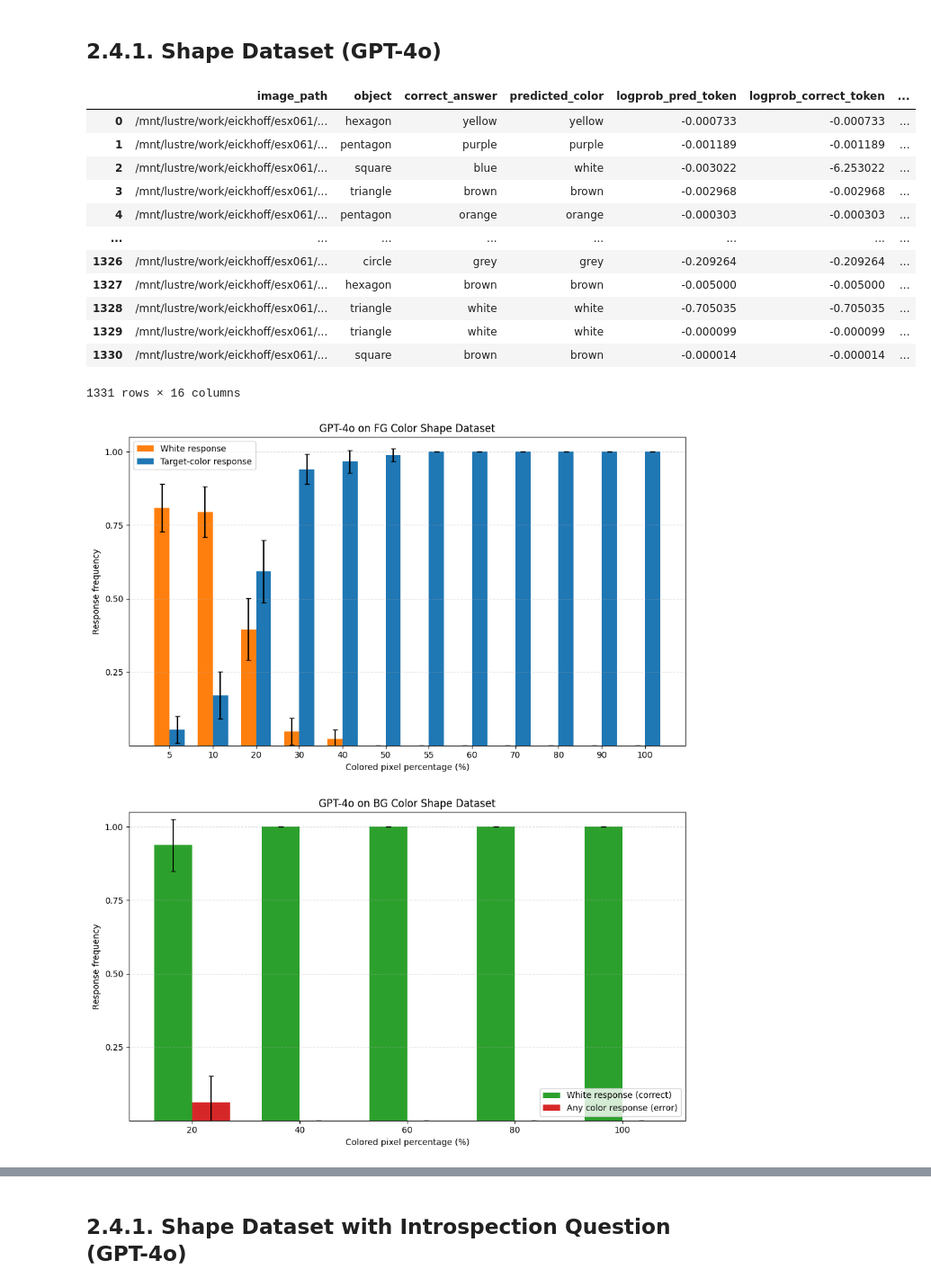
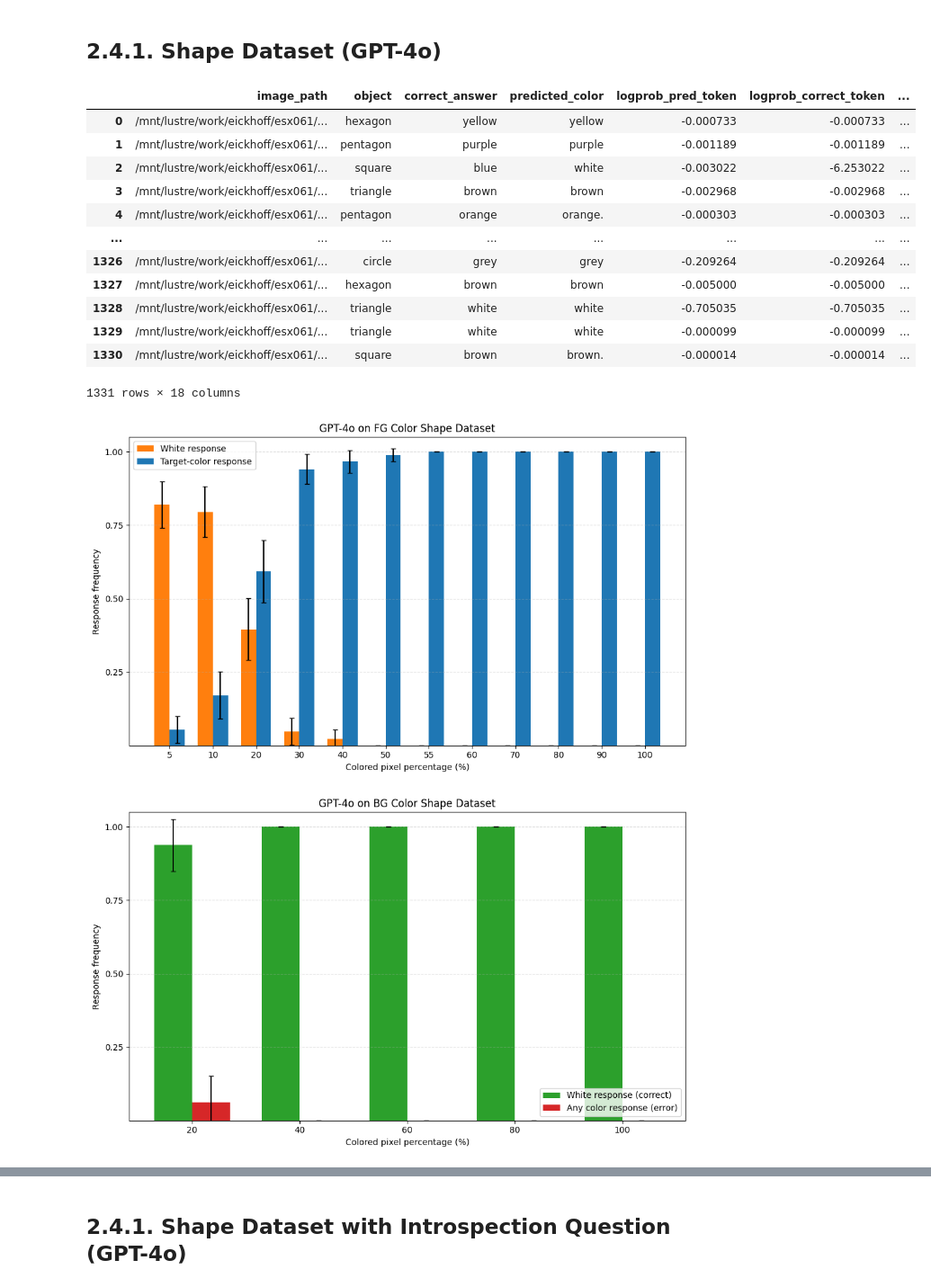
Before and after one commit to jonnemi/color-concept-entanglement, a Jupyter notebook: model_evaluation/VLM_evaluations.ipynb, the cells around one changed output, grey strips where cells are left out. Shown at 90% size. Saved outputs shown, nothing was run; the diff lists cells and outputs as text; code cells hidden in the pictures.

```diff
--- a/model_evaluation/VLM_evaluations.ipynb
+++ b/model_evaluation/VLM_evaluations.ipynb
@@ -280,30 +204,39 @@ VALID_COLORS = {
     "black"
 }
 
+# Things that should count as white
+WHITE_EQUIVALENTS = {
+    "uncolored",
+    "unknown",
+    "transparent",
+    "none",
+}
+
 def normalize_color_prediction(raw):
 
     if raw is None:
         return None
 
     raw = raw.lower().strip()
-
-    # remove punctuation except hyphen
     raw = re.sub(r"[^\w\s-]", "", raw)
-
-    # normalize hyphen to space
     raw = raw.replace("-", " ")
-
     tokens = raw.split()
 
-    # --- special case: black and white ---
+    if not tokens:
+        return None
+
+    if any(tok in WHITE_EQUIVALENTS for tok in tokens):
+        return "white"
+
+    # special case: black and white
     if "black" in tokens and "white" in tokens:
         return "white"
 
-    # --- direct single-color match ---
+    # direct single-color match
     if len(tokens) == 1 and tokens[0] in VALID_COLORS:
         return tokens[0]
 
-    # --- first valid canonical color in phrase ---
+    # first valid canonical color in phrase
     for tok in tokens:
         if tok in VALID_COLORS:
             return tok
@@ -843,31 +921,32 @@ out_path = GPT / f"evaluation_{gpt_model_name}_{suffix}.csv"
 gpt_shape_pred_df.to_csv(out_path, index=False)
 # %%
 gpt_shape_pred_df = pd.read_csv(GPT / "evaluation_gpt-4o_shapes.csv")
-gpt_shape_pred_df["predicted_color"] = gpt_shape_pred_df["predicted_color"].apply(normalize_color_prediction)
+gpt_shape_pred_df["response_label"] = gpt_shape_pred_df["predicted_color"].apply(normalize_color_prediction)
+gpt_shape_pred_df["intro_position"] = "last"
 gpt_shape_pred_df = gpt_shape_pred_df.merge(shape_df, on=["image_path", "object"])
 display(gpt_shape_pred_df)
 
-plot_fg_response_frequencies_bar(gpt_shape_pred_df, title="GPT-4o on FG Color Shape Dataset", response_col="predicted_color")
-plot_bg_response_frequencies_bar(gpt_shape_pred_df, title="GPT-4o on BG Color Shape Dataset", response_col="predicted_color")
+plot_fg_response_frequencies_bar(gpt_shape_pred_df, title="GPT-4o on FG Color Shape Dataset", response_col="response_label")
+plot_bg_response_frequencies_bar(gpt_shape_pred_df, title="GPT-4o on BG Color Shape Dataset", response_col="response_label")
 
 plot_model_logprobs(
     gpt_shape_pred_df,
     title="GPT-4o logprobs on Color Shape Dataset"
 )
 # %% [output]
 |  | image_path | object | correct_answer | predicted_color | logprob_pred_token | logprob_correct_token | ... |
 | 0 | /mnt/lustre/work/eickhoff/esx061/... | hexagon | yellow | yellow | -0.000733 | -0.000733 | ... |
 | 1 | /mnt/lustre/work/eickhoff/esx061/... | pentagon | purple | purple | -0.001189 | -0.001189 | ... |
 | 2 | /mnt/lustre/work/eickhoff/esx061/... | square | blue | white | -0.003022 | -6.253022 | ... |
 | 3 | /mnt/lustre/work/eickhoff/esx061/... | triangle | brown | brown | -0.002968 | -0.002968 | ... |
-| 4 | /mnt/lustre/work/eickhoff/esx061/... | pentagon | orange | orange | -0.000303 | -0.000303 | ... |
+| 4 | /mnt/lustre/work/eickhoff/esx061/... | pentagon | orange | orange. | -0.000303 | -0.000303 | ... |
 | ... | ... | ... | ... | ... | ... | ... | ... |
 | 1326 | /mnt/lustre/work/eickhoff/esx061/... | circle | grey | grey | -0.209264 | -0.209264 | ... |
 | 1327 | /mnt/lustre/work/eickhoff/esx061/... | hexagon | brown | brown | -0.005000 | -0.005000 | ... |
 | 1328 | /mnt/lustre/work/eickhoff/esx061/... | triangle | white | white | -0.705035 | -0.705035 | ... |
 | 1329 | /mnt/lustre/work/eickhoff/esx061/... | triangle | white | white | -0.000099 | -0.000099 | ... |
-| 1330 | /mnt/lustre/work/eickhoff/esx061/... | square | brown | brown | -0.000014 | -0.000014 | ... |
+| 1330 | /mnt/lustre/work/eickhoff/esx061/... | square | brown | brown. | -0.000014 | -0.000014 | ... |
-1331 rows × 16 columns
+1331 rows × 18 columns
 [figure]
 [figure]
 [figure]
```
Also changed, not shown: parts of 32 cells of this notebook, 5 other files.
